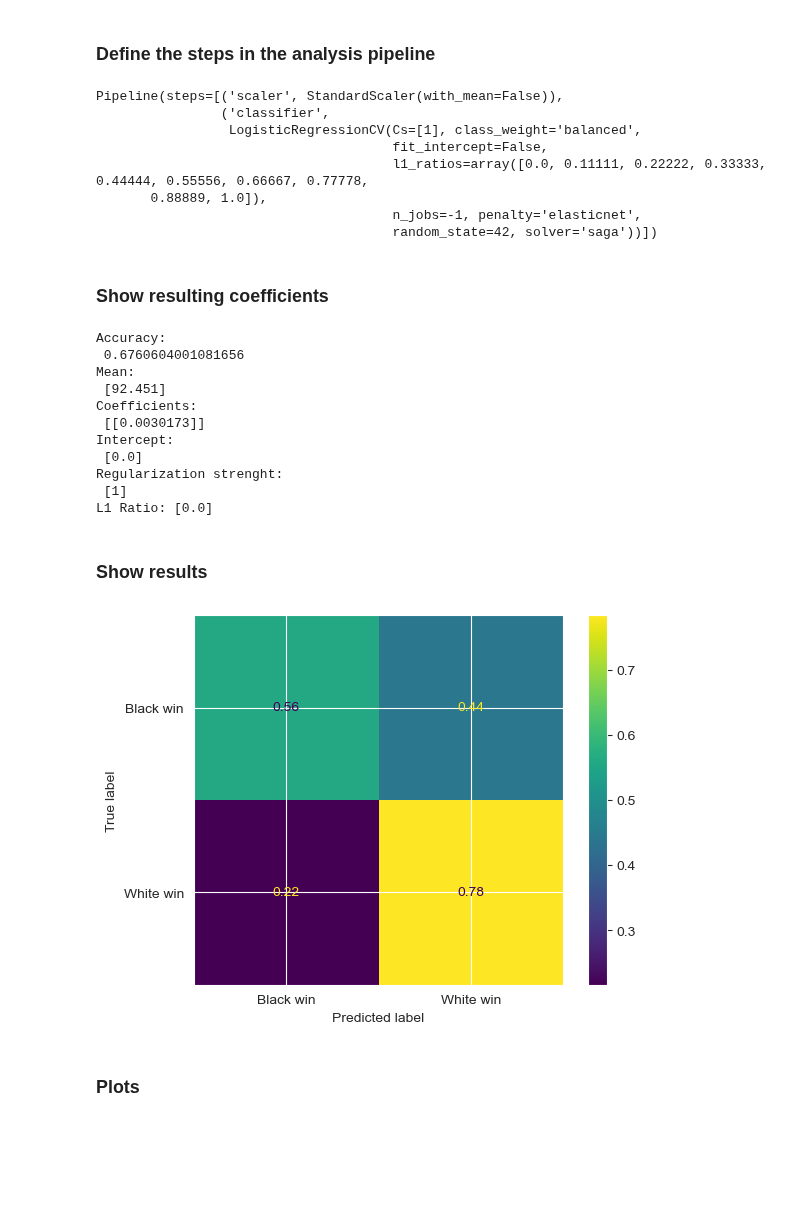
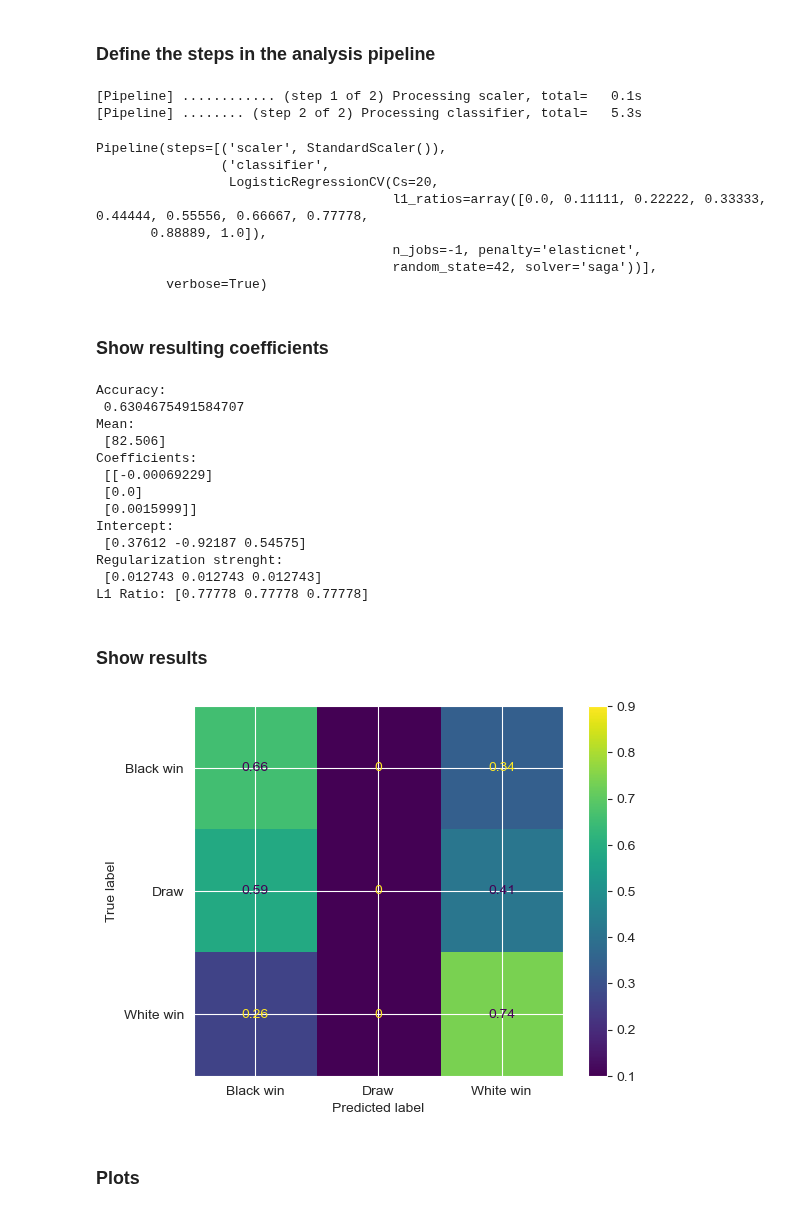
Before and after one commit to SandroMartens/Lichess-Win-Predictions, a Jupyter notebook: win_prob.ipynb, the cells around one changed output. Cells and saved outputs as stored; diff of their text form; code cells hidden in the pictures; blank space fills up the shorter version.

```diff
--- a/win_prob.ipynb
+++ b/win_prob.ipynb
@@ -24,9 +27,10 @@ def dict_factory(cursor, row):
 
 query1 = """
     SELECT
-        g.result,
+        ROUND((g.result + 1)) as result,
         g.url,
         p.eval,
+        p.fen,
         p.ply,
         g.elo_white - g.elo_black as elo_dif,
         1 as weight
@@ -34,8 +38,10 @@ query1 = """
         games g INNER JOIN positions p
         ON g.rowid = p.game_id
     WHERE
-        g.result != 0
+        g.result != 0.1
         AND p.eval is not NULL
+    GROUP BY
+        p.fen
     """
 
 query2 = """
@@ -83,30 +89,41 @@ y = data2.result
 weights = data2.weight * 55_000 / 700
 
 X_train, X_test, y_train, y_test, weights_train, weights_test = train_test_split(
-    X, y, weights, random_state=random_state, stratify=y
+    X, y, weights, random_state=random_state,
+    # stratify=y
 )
 
-scaler = StandardScaler(
-    with_mean=False,
+scaler = StandardScaler()
+
+embedder = UMAP(
+    min_dist=0,
+    n_components=3,
+    n_neighbors=15,
+    # densmap=True,
+    metric="correlation",
+    unique=True
+    # target_metric="euclidean"
 )
 
 classifier = LogisticRegressionCV(
-    # Cs=20,
-    Cs=[1],
+    Cs=20,
+    # Cs=[1],
     random_state=random_state,
     n_jobs=-1,
     penalty="elasticnet",
     solver="saga",
     l1_ratios=np.linspace(0, 1, num=10),
-    fit_intercept=False,
-    class_weight="balanced",
+    # fit_intercept=False,
+    # class_weight="balanced",
 )
 
 model = Pipeline(
     steps=[
         ("scaler", scaler),
+        # ("embedding", embedder),
         ("classifier", classifier),
-    ]
+    ],
+    verbose=True
 )
 
 model.fit(
@@ -116,14 +133,16 @@ model.fit(
     classifier__sample_weight=weights_train,
 )
 # %% [output]
-Pipeline(steps=[('scaler', StandardScaler(with_mean=False)),
-                ('classifier',
-                 LogisticRegressionCV(Cs=[1], class_weight='balanced',
-                                      fit_intercept=False,
-                                      l1_ratios=array([0.0, 0.11111, 0.22222, 0.33333, 0.44444, 0.55556, 0.66667, 0.77778,
-       0.88889, 1.0]),
-                                      n_jobs=-1, penalty='elasticnet',
-                                      random_state=42, solver='saga'))])
+[Pipeline] ............ (step 1 of 2) Processing scaler, total=   0.1s
+[Pipeline] ........ (step 2 of 2) Processing classifier, total=   5.3s
+Pipeline(steps=[('scaler', StandardScaler()),
+                ('classifier',
+                 LogisticRegressionCV(Cs=20,
+                                      l1_ratios=array([0.0, 0.11111, 0.22222, 0.33333, 0.44444, 0.55556, 0.66667, 0.77778,
+       0.88889, 1.0]),
+                                      n_jobs=-1, penalty='elasticnet',
+                                      random_state=42, solver='saga'))],
+         verbose=True)
 # %% [markdown]
 ### Show resulting coefficients
 # %%
@@ -145,35 +164,39 @@ l1_ratio = model.named_steps["classifier"].l1_ratio_
 print(f"L1 Ratio: {l1_ratio}")
 # %% [output]
 Accuracy:
- 0.6760604001081656
+ 0.6304675491584707
 Mean:
- [92.451]
+ [82.506]
 Coefficients:
- [[0.0030173]]
+ [[-0.00069229]
+ [0.0]
+ [0.0015999]]
 Intercept:
- [0.0]
+ [0.37612 -0.92187 0.54575]
 Regularization strenght:
- [1]
-L1 Ratio: [0.0]
+ [0.012743 0.012743 0.012743]
+L1 Ratio: [0.77778 0.77778 0.77778]
 # %% [markdown]
 ### Show results
 # %%
 ConfusionMatrixDisplay.from_estimator(
     model,
     X_test,
     y_test,
     sample_weight=weights_test,
     normalize="true",
     display_labels=[
         "Black win",
-        # "Draw",
+        "Draw",
         "White win",
     ],
+    im_kw={"vmin":0.1,
+    "vmax":0.9}
 )
 
 plt.savefig("images\\tmp\\confusion_matrix_with_elo.png", dpi=300, facecolor="white")
 # %% [output]
-[figure, old version]
+[figure, new version]
 # %% [markdown]
 ### Plots
 # %%
```
Also changed, not shown: parts of 3 cells of this notebook, 4 other files.
